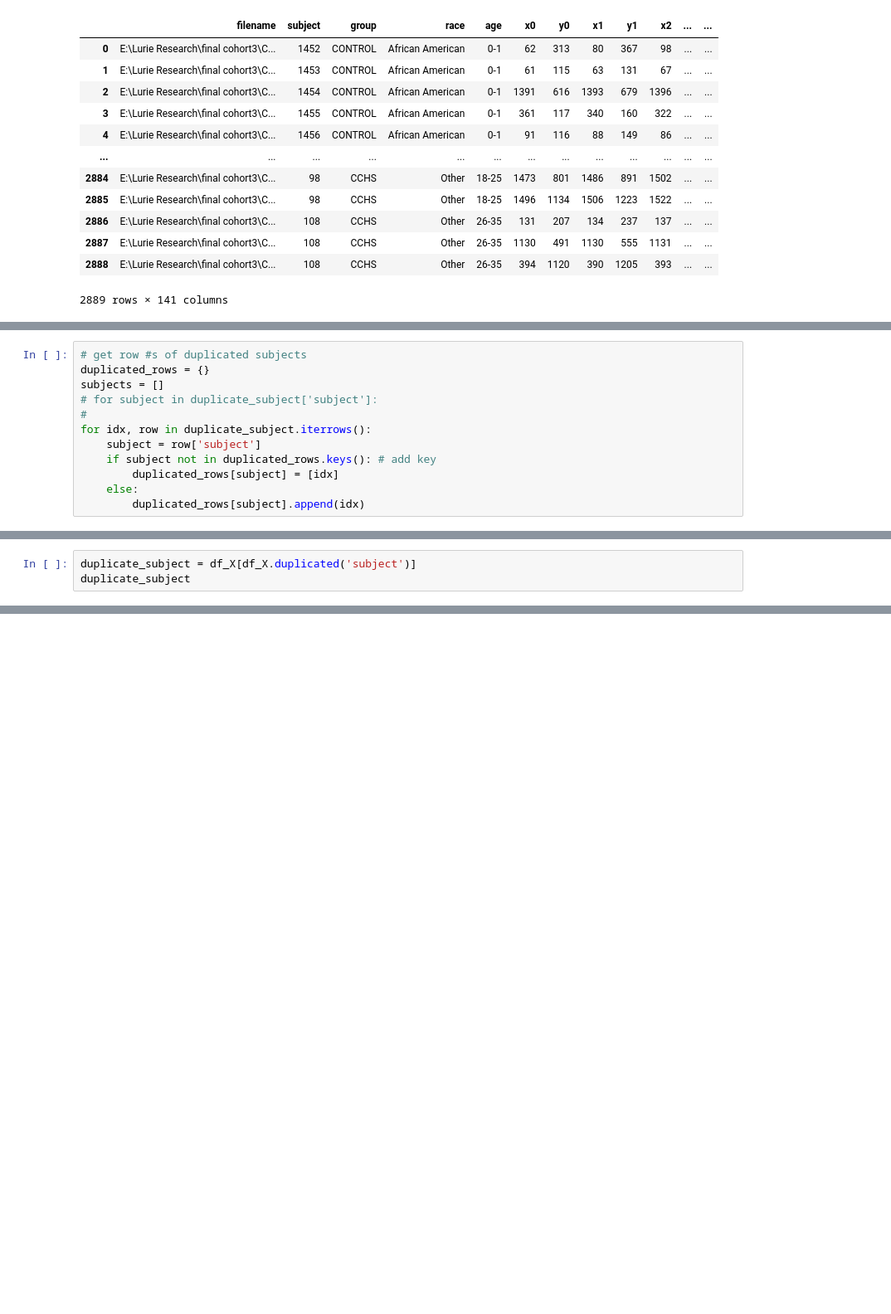
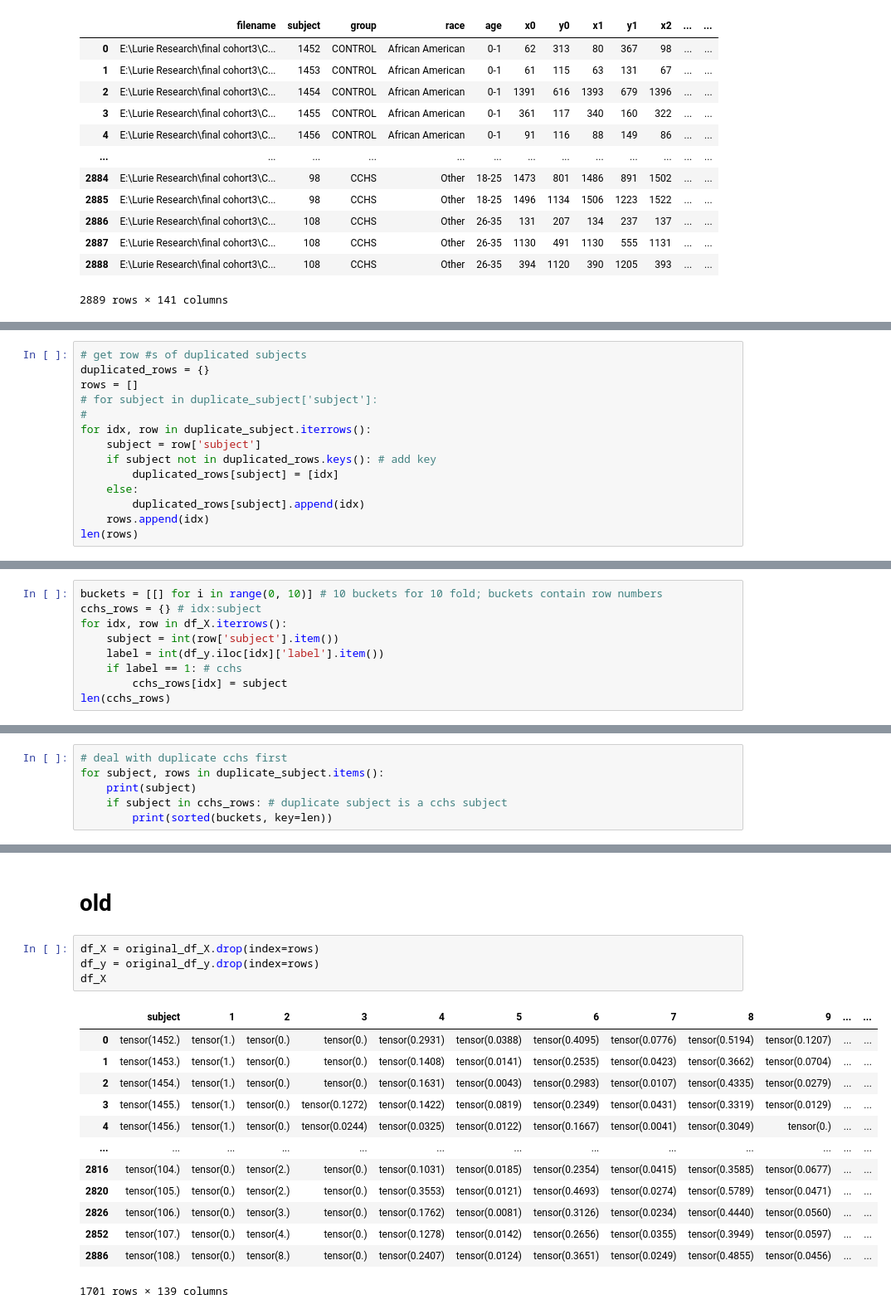
Before and after one commit to ch-zheng/cchs-prediction, a Jupyter notebook: models/split_datasets.ipynb, the cells around one changed output, grey strips where cells are left out. Shown: that part at 83% size. Cells and saved outputs as stored; diff of their text form; blank space fills up the shorter version.

```diff
--- a/models/split_datasets.ipynb
+++ b/models/split_datasets.ipynb
@@ -41,7 +41,7 @@ duplicate_subject
 # %%
 # get row #s of duplicated subjects
 duplicated_rows = {}
-subjects = []
+rows = []
 # for subject in duplicate_subject['subject']:
 #
 for idx, row in duplicate_subject.iterrows():
@@ -50,4 +50,6 @@ for idx, row in duplicate_subject.iterrows():
         duplicated_rows[subject] = [idx]
     else:
         duplicated_rows[subject].append(idx)
+    rows.append(idx)
+len(rows)
 # %% [output]
@@ -91,6 +78,3 @@ df_X
 | 2887 | tensor(108.) | tensor(0.) | tensor(8.) | tensor(0.) | tensor(0.3092) | tensor(0.) | tensor(0.4313) | tensor(0.0019) | tensor(0.5496) | tensor(0.0153) | ... | ... |
 | 2888 | tensor(108.) | tensor(0.) | tensor(8.) | tensor(0.0057) | tensor(0.2847) | tensor(0.) | tensor(0.4063) | tensor(0.0043) | tensor(0.5279) | tensor(0.0157) | ... | ... |
 2889 rows × 139 columns
-# %%
-duplicate_subject = df_X[df_X.duplicated('subject')]
-duplicate_subject
@@ -105,0 +81,9 @@ duplicate_subject
+# %%
+buckets = [[] for i in range(0, 10)] # 10 buckets for 10 fold; buckets contain row numbers
+cchs_rows = {} # idx:subject
+for idx, row in df_X.iterrows():
+    subject = int(row['subject'].item())
+    label = int(df_y.iloc[idx]['label'].item())
+    if label == 1: # cchs
+        cchs_rows[idx] = subject
+len(cchs_rows)
@@ -105,0 +92,6 @@ duplicate_subject
+# %%
+# deal with duplicate cchs first
+for subject, rows in duplicate_subject.items():
+    print(subject)
+    if subject in cchs_rows: # duplicate subject is a cchs subject
+        print(sorted(buckets, key=len))
@@ -105,0 +116,20 @@ duplicate_subject
+# %% [markdown]
+# old
+# %%
+df_X = original_df_X.drop(index=rows)
+df_y = original_df_y.drop(index=rows)
+df_X
+# %% [output]
+|  | subject | 1 | 2 | 3 | 4 | 5 | 6 | 7 | 8 | 9 | ... | ... |
+| 0 | tensor(1452.) | tensor(1.) | tensor(0.) | tensor(0.) | tensor(0.2931) | tensor(0.0388) | tensor(0.4095) | tensor(0.0776) | tensor(0.5194) | tensor(0.1207) | ... | ... |
+| 1 | tensor(1453.) | tensor(1.) | tensor(0.) | tensor(0.) | tensor(0.1408) | tensor(0.0141) | tensor(0.2535) | tensor(0.0423) | tensor(0.3662) | tensor(0.0704) | ... | ... |
+| 2 | tensor(1454.) | tensor(1.) | tensor(0.) | tensor(0.) | tensor(0.1631) | tensor(0.0043) | tensor(0.2983) | tensor(0.0107) | tensor(0.4335) | tensor(0.0279) | ... | ... |
+| 3 | tensor(1455.) | tensor(1.) | tensor(0.) | tensor(0.1272) | tensor(0.1422) | tensor(0.0819) | tensor(0.2349) | tensor(0.0431) | tensor(0.3319) | tensor(0.0129) | ... | ... |
+| 4 | tensor(1456.) | tensor(1.) | tensor(0.) | tensor(0.0244) | tensor(0.0325) | tensor(0.0122) | tensor(0.1667) | tensor(0.0041) | tensor(0.3049) | tensor(0.) | ... | ... |
+| ... | ... | ... | ... | ... | ... | ... | ... | ... | ... | ... | ... | ... |
+| 2816 | tensor(104.) | tensor(0.) | tensor(2.) | tensor(0.) | tensor(0.1031) | tensor(0.0185) | tensor(0.2354) | tensor(0.0415) | tensor(0.3585) | tensor(0.0677) | ... | ... |
+| 2820 | tensor(105.) | tensor(0.) | tensor(2.) | tensor(0.) | tensor(0.3553) | tensor(0.0121) | tensor(0.4693) | tensor(0.0274) | tensor(0.5789) | tensor(0.0471) | ... | ... |
+| 2826 | tensor(106.) | tensor(0.) | tensor(3.) | tensor(0.) | tensor(0.1762) | tensor(0.0081) | tensor(0.3126) | tensor(0.0234) | tensor(0.4440) | tensor(0.0560) | ... | ... |
+| 2852 | tensor(107.) | tensor(0.) | tensor(4.) | tensor(0.) | tensor(0.1278) | tensor(0.0142) | tensor(0.2656) | tensor(0.0355) | tensor(0.3949) | tensor(0.0597) | ... | ... |
+| 2886 | tensor(108.) | tensor(0.) | tensor(8.) | tensor(0.) | tensor(0.2407) | tensor(0.0124) | tensor(0.3651) | tensor(0.0249) | tensor(0.4855) | tensor(0.0456) | ... | ... |
+1701 rows × 139 columns
```
Also changed, not shown: parts of 13 cells of this notebook, 4 other files.
